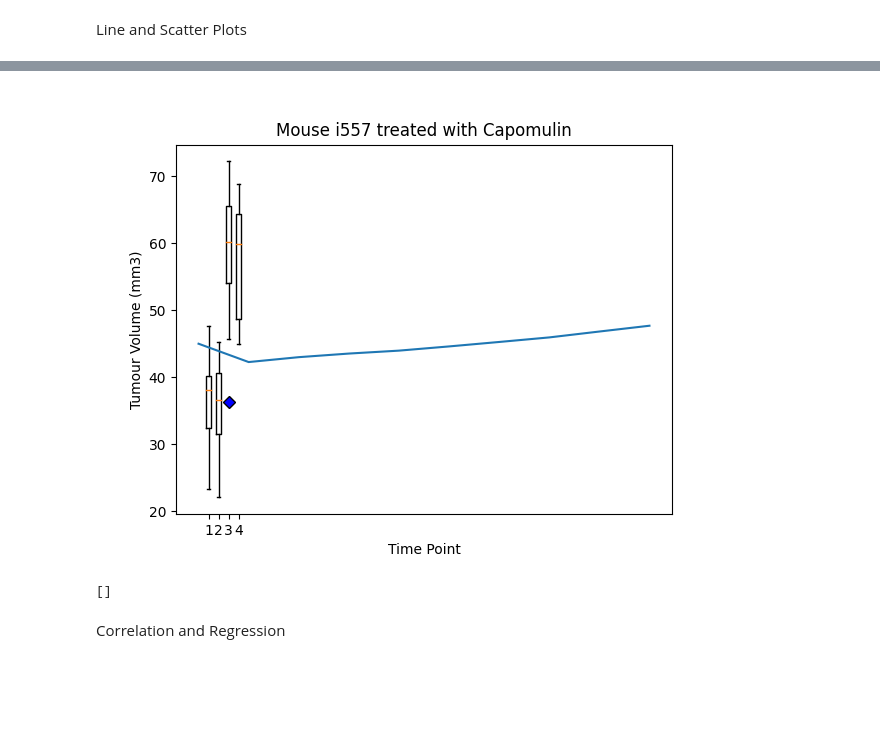
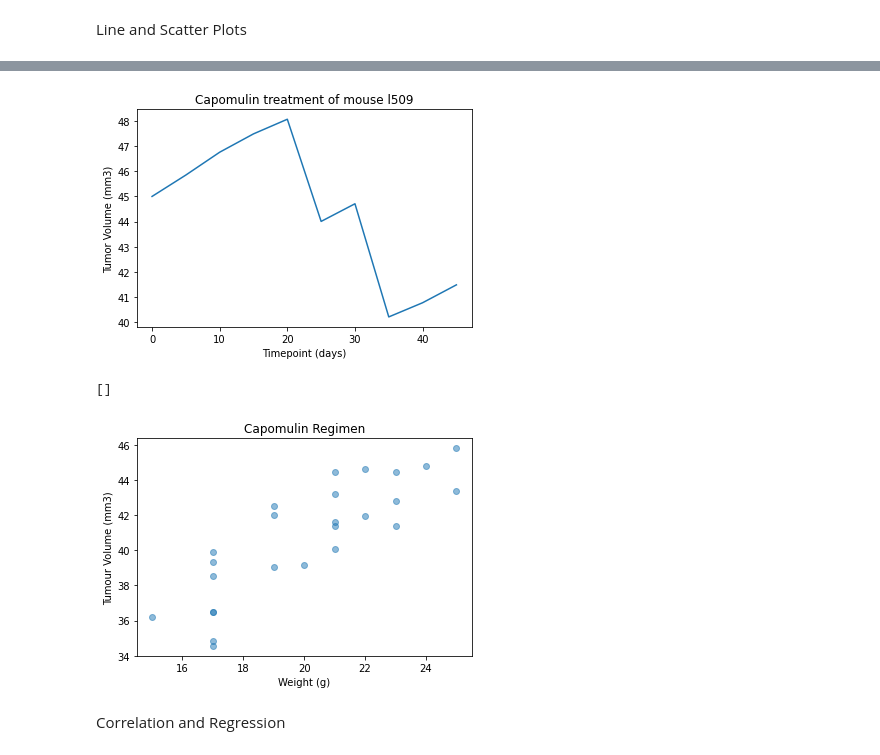
Before and after one commit to Alphaomegainfinity/matplotlib-challenge, a Jupyter notebook: Pymaceuticals/main.ipynb, the cells around one changed output, grey strips where cells are left out. Saved outputs shown, nothing was run; the diff lists cells and outputs as text; code cells hidden in the pictures; blank space fills up the shorter version.

```diff
--- a/Pymaceuticals/main.ipynb
+++ b/Pymaceuticals/main.ipynb
@@ -315,20 +317,17 @@ Line and Scatter Plots
 # %%
 # Generate a line plot of tumour volume vs. time point for a mouse treated with Capomulin
-capomuline_treatment = clean_data.loc[clean_data["Drug Regimen"]== "Capomulin"]
-mouse_df = capomuline_treatment[capomuline_treatment['Mouse ID'] == 'i557']
-x_axis1 = mouse_df["Timepoint"]
-y_axis1 = mouse_df["Tumour Volume (mm3)"]
-
-plt.title ("Mouse i557 treated with Capomulin")
-plt.xlabel ("Time Point")
-plt.ylabel ("Tumour Volume (mm3)")
-plt.plot (x_axis1, y_axis1)
+capomulin_table = clean_data.loc[clean_data['Drug Regimen'] == "Capomulin"]
+mousedata = capomulin_table.loc[capomulin_table['Mouse ID']== 'l509']
+plt.plot(mousedata['Timepoint'],mousedata['Tumour Volume (mm3)'])
+plt.xlabel('Timepoint (days)')
+plt.ylabel('Tumor Volume (mm3)')
+plt.title('Capomulin treatment of mouse l509')
 plt.show()
 # %% [output]
-[figure, old version]
+[figure, new version]
 # %%
 # Generate a scatter plot of average tumour volume vs. mouse weight for the Capomulin regimen
-scatter_tumour_volume = capomuline_treatment.groupby("Mouse ID").mean()[["Tumour Volume (mm3)", "Weight (g)"]]
+scatter_tumour_volume = capomulin_table.groupby("Mouse ID").mean()[["Tumour Volume (mm3)", "Weight (g)"]]
 x_axis = scatter_tumour_volume["Weight (g)"]
 y_axis = scatter_tumour_volume["Tumour Volume (mm3)"]
 plt.title ("Capomulin Regimen")
@@ -338,6 +337,7 @@ plt.scatter(x_axis, y_axis, alpha=0.5)
 plt.plot()
 # %% [output]
 []
+[figure, added]
 # %% [markdown]
 Correlation and Regression
 # %%
```
Also changed, not shown: parts of 9 cells of this notebook.
